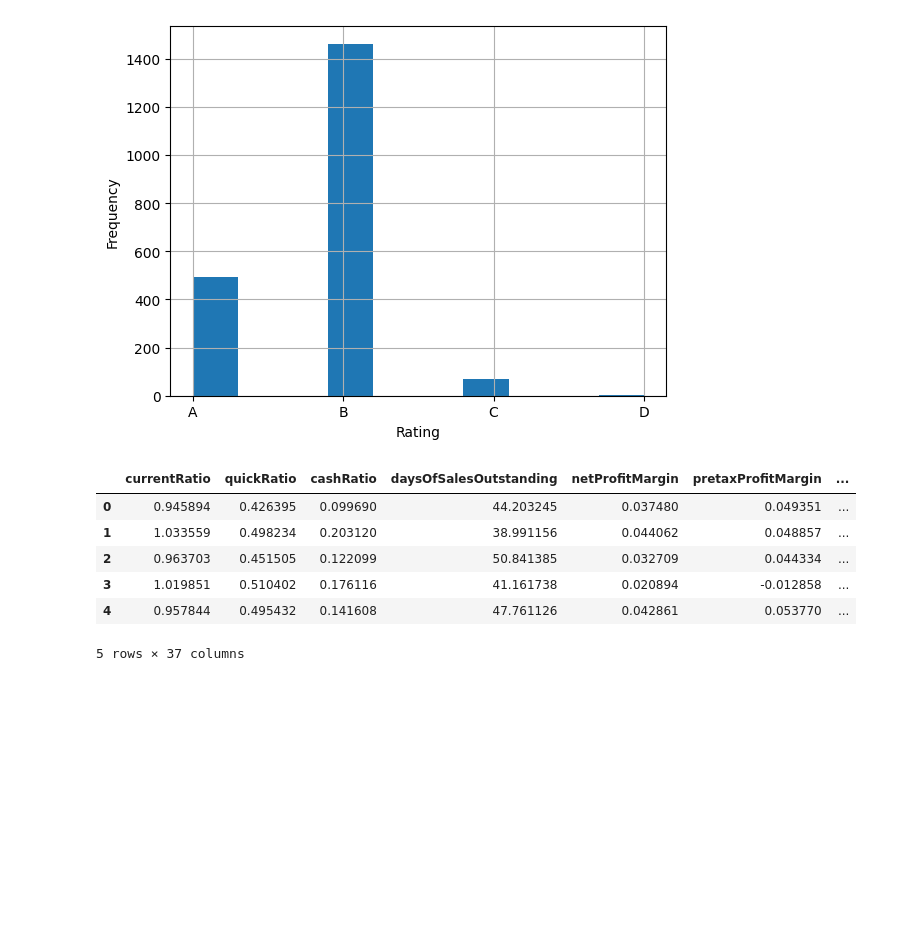
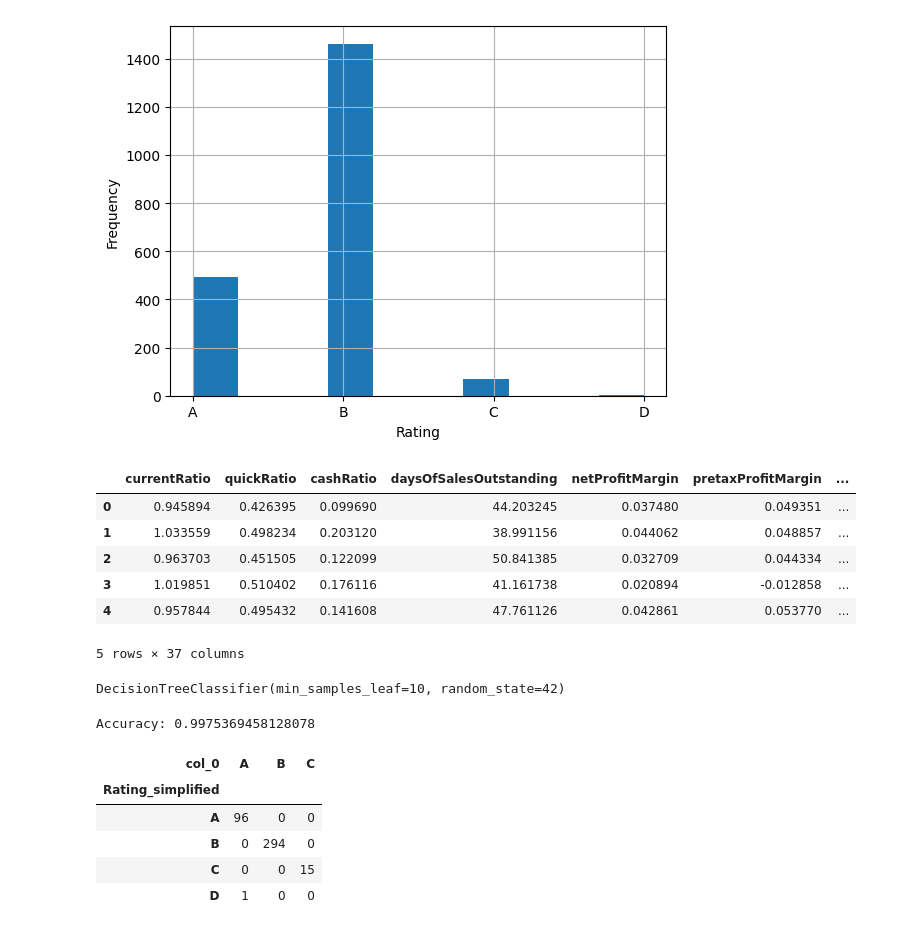
Before and after one commit to miacachion/trees_assignment, a Jupyter notebook: assignment.ipynb, the cells around one changed output. Saved outputs shown, nothing was run; the diff lists cells and outputs as text; code cells hidden in the pictures; blank space fills up the shorter version.

```diff
--- a/assignment.ipynb
+++ b/assignment.ipynb
@@ -128,3 +130,43 @@ df2.head()
 | 3 | 1.019851 | 0.510402 | 0.176116 | 41.161738 | 0.020894 | -0.012858 | ... |
 | 4 | 0.957844 | 0.495432 | 0.141608 | 47.761126 | 0.042861 | 0.053770 | ... |
 5 rows × 37 columns
+# %%
+#4
+
+X = df2
+y = df['Rating_simplified']
+
+X_train, X_test, y_train, y_test = train_test_split(
+    X, y, test_size=0.2, random_state=42
+)
+# %%
+categorical_cols = X_train.select_dtypes(include='object').columns
+X_train = pd.get_dummies(X_train, columns=categorical_cols, drop_first=True)
+X_test = pd.get_dummies(X_test, columns=categorical_cols, drop_first=True)
+
+X_test = X_test.reindex(columns = X_train.columns, fill_value=0)
+
+
+clf = DecisionTreeClassifier(min_samples_leaf=10, random_state=42)
+clf.fit(X_train, y_train)
+# %% [output]
+DecisionTreeClassifier(min_samples_leaf=10, random_state=42)
+# %%
+y_pred = clf.predict(X_test)
+
+tab = pd.crosstab(y_test, y_pred)
+acc = np.trace(tab) / len(y_test)
+print('Accuracy:', acc, '\n')
+tab
+
+# Model predicts the main categories (A, B, C) extremely well, accuracy val of .9975
+# Less common categories like D may be misclassified because there are few examples
+# This is expected with a decision tree
+# %% [output]
+Accuracy: 0.9975369458128078
+| col_0 | A | B | C |
+| Rating_simplified |  |  |  |
+| A | 96 | 0 | 0 |
+| B | 0 | 294 | 0 |
+| C | 0 | 0 | 15 |
+| D | 1 | 0 | 0 |
```
Also changed, not shown: parts of 3 cells of this notebook.
